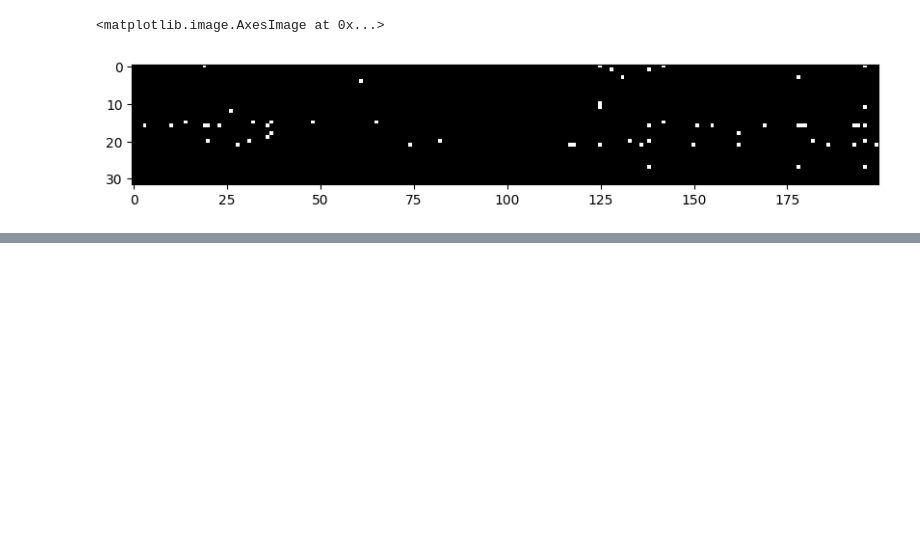
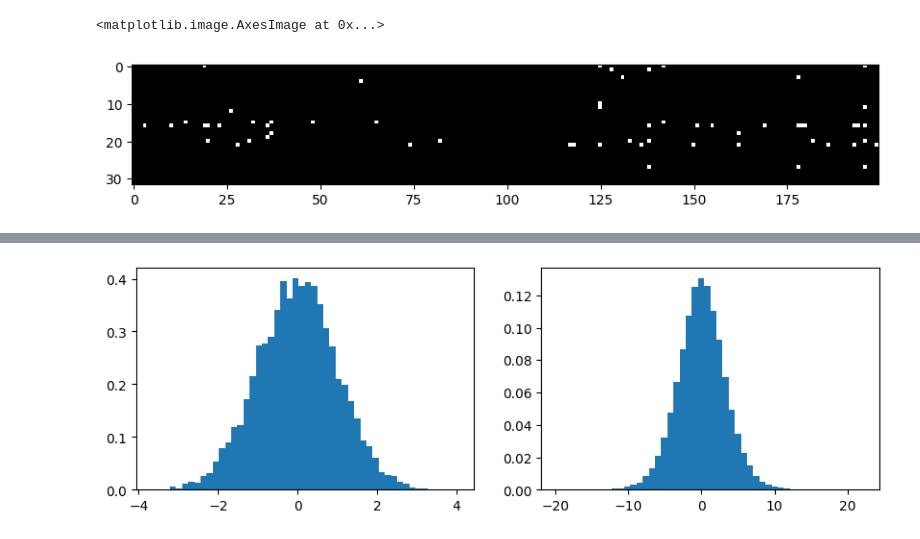
Before and after one commit to Anup710/calm-notebooks, a Jupyter notebook: Karpathy/Makemore/MLP2/nb1.ipynb, the cells around one changed output, grey strips where cells are left out. Cells and saved outputs as stored; diff of their text form; code cells hidden in the pictures; blank space fills up the shorter version.

```diff
--- a/Karpathy/Makemore/MLP2/nb1.ipynb
+++ b/Karpathy/Makemore/MLP2/nb1.ipynb
@@ -327,0 +338,7 @@ plt.imshow(h.abs()>0.95, cmap = 'gray', interpolation='nearest')
+# %%
+x = torch.randn(1000,10)
+w = torch.randn(10,200)
+y = x @ w
+
+print(x.mean(), y.mean()) # mean of ALL entries
+print(x.std(), y.std())
@@ -327,0 +354,11 @@ plt.imshow(h.abs()>0.95, cmap = 'gray', interpolation='nearest')
+# %%
+plt.figure(figsize=(10,3))
+plt.subplot(121)
+plt.hist(x.view(-1), bins = 50, density=True)
+
+plt.subplot(122)
+plt.hist(y.view(-1), bins = 50, density=True)
+
+plt.show()
+# %% [output]
+[figure, added]
```
Also changed, not shown: parts of 18 cells of this notebook, 2 other files.
